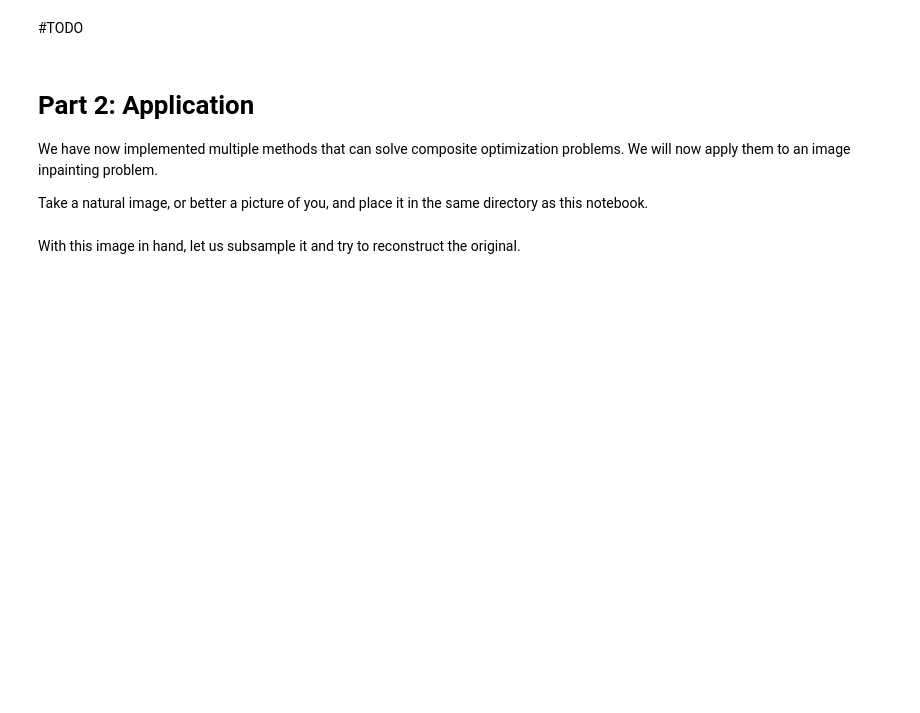
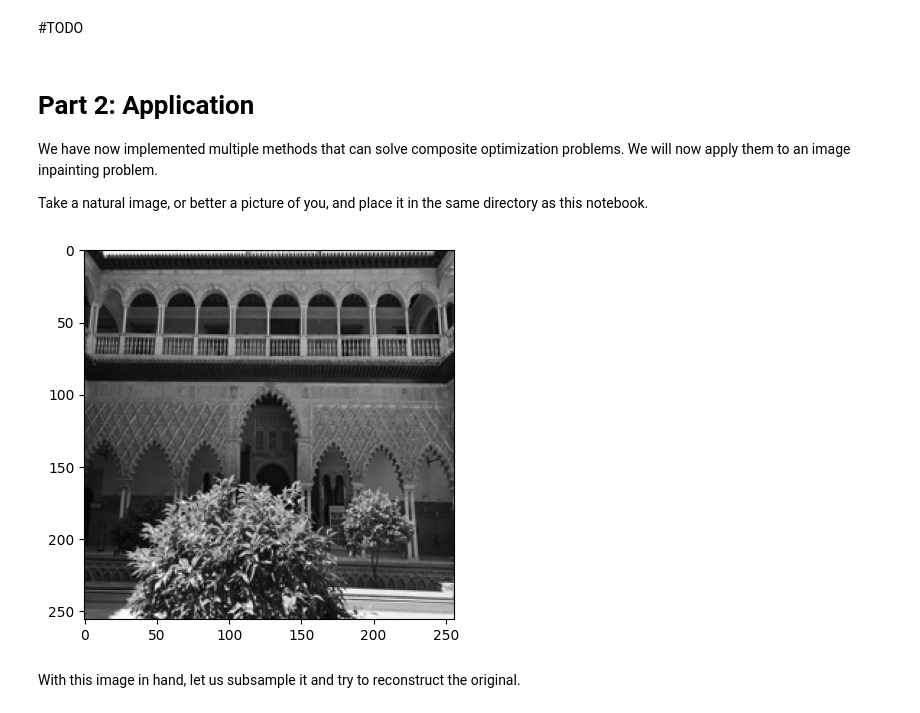
Before and after one commit to FinnWeikert/Math-of-Data-H1, a Jupyter notebook: Part 4 - Proximal methods.ipynb, the cells around one changed output. Cells and saved outputs as stored; diff of their text form; code cells hidden in the pictures; blank space fills up the shorter version.

Commit message:
part 4, first try on image reconstruction with epic fail

```diff
--- a/Part 4 - Proximal methods.ipynb
+++ b/Part 4 - Proximal methods.ipynb
@@ -220,7 +220,9 @@ Take a natural image, or better a picture of you, and place it in the same direc
 # %%
 from lib.inpainting import *
 
-image = load("lib/alp.jpg") #FILL IN FILE NAME
+image = load("pciture.jpg") #FILL IN FILE NAME
+# %% [output]
+[figure, added]
 # %% [markdown]
 With this image in hand, let us subsample it and try to reconstruct the original.
 # %%
```
Also changed, not shown: parts of 12 cells of this notebook.
